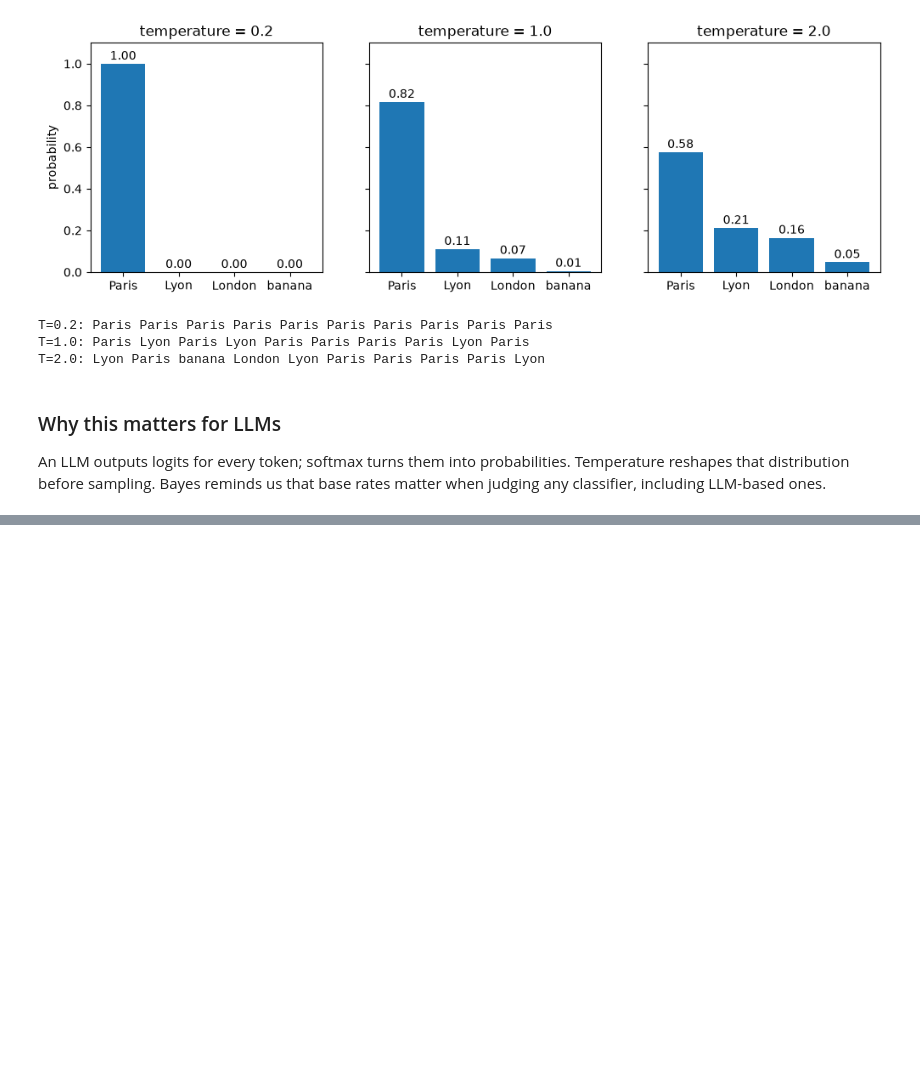
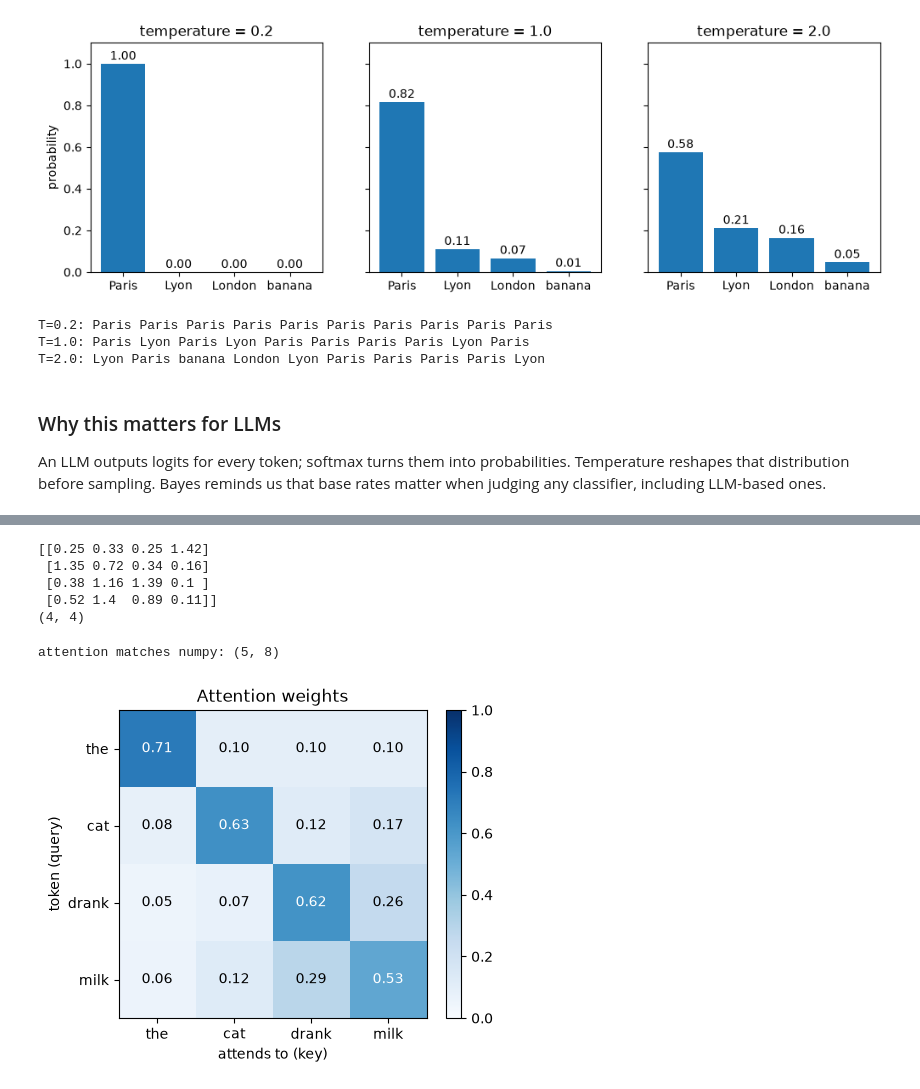
Before and after one commit to kardi06/math-for-llm, a Jupyter notebook: math-for-llm.ipynb, the cells around one changed output, grey strips where cells are left out. Saved outputs shown, nothing was run; the diff lists cells and outputs as text; code cells hidden in the pictures; blank space fills up the shorter version.

Commit message:
Add mini attention with heatmap and causal mask

```diff
--- a/math-for-llm.ipynb
+++ b/math-for-llm.ipynb
@@ -343,0 +347,10 @@ base rates matter when judging any classifier, including LLM-based ones.
+# %%
+tokens = ["the", "cat", "drank", "milk"]
+
+#              [animal, drink, action, grammar]
+X = np.array([[0.0,    0.0,   0.0,    2.0],   # the
+              [2.0,    0.4,   0.0,    0.0],   # cat
+              [0.2,    1.0,   2.0,    0.0],   # drank
+              [0.4,    2.0,   0.6,    0.0]])  # milk
+d = X.shape[1]
+print(X.shape)   # (4, 4) -> 4 token, masing-masing 4 dimensi
@@ -343,0 +359,9 @@ base rates matter when judging any classifier, including LLM-based ones.
+# %%
+W_q = np.eye(d)
+W_k = np.eye(d)
+W_v = np.eye(d)
+
+Q = matmul(X, W_q)
+K = matmul(X, W_k)
+V = matmul(X, W_v)
+print(Q.shape, K.shape, V.shape)   # (4, 4) (4, 4) (4, 4)
@@ -343,0 +370,3 @@ base rates matter when judging any classifier, including LLM-based ones.
+# %%
+scores = matmul(Q, K.T) / math.sqrt(d)
+print(scores.round(2))
@@ -343,0 +378,4 @@ base rates matter when judging any classifier, including LLM-based ones.
+# %%
+weights = np.array([softmax(row) for row in scores])
+print(weights.round(2))
+assert np.allclose(weights.sum(axis=1), 1)
@@ -343,0 +387,52 @@ base rates matter when judging any classifier, including LLM-based ones.
+# %%
+output = matmul(weights, V)
+print(output.round(2))
+print(output.shape)   # (4, 4)
+# %% [output]
+[[0.25 0.33 0.25 1.42]
+ [1.35 0.72 0.34 0.16]
+ [0.38 1.16 1.39 0.1 ]
+ [0.52 1.4  0.89 0.11]]
+(4, 4)
+# %%
+def attention(Q, K, V):
+    d = Q.shape[1]
+    scores = matmul(Q, K.T) / math.sqrt(d)
+    weights = np.array([softmax(row) for row in scores])
+    return matmul(weights, V), weights
+
+def attention_numpy(Q, K, V):
+    s = Q @ K.T / np.sqrt(Q.shape[1])
+    w = np.exp(s - s.max(axis=1, keepdims=True))
+    w = w / w.sum(axis=1, keepdims=True)
+    return w @ V
+
+rng = np.random.default_rng(0)
+Qr, Kr, Vr = rng.normal(size=(3, 5, 8))   # 5 token, 8 dimensi
+
+out, _ = attention(Qr, Kr, Vr)
+assert np.allclose(out, attention_numpy(Qr, Kr, Vr))
+print("attention matches numpy:", out.shape)   # (5, 8)
+# %% [output]
+attention matches numpy: (5, 8)
+# %%
+import os
+
+fig, ax = plt.subplots(figsize=(5, 4))
+im = ax.imshow(weights, cmap="Blues", vmin=0, vmax=1)
+ax.set_xticks(range(len(tokens)), tokens)
+ax.set_yticks(range(len(tokens)), tokens)
+ax.set_xlabel("attends to (key)")
+ax.set_ylabel("token (query)")
+ax.set_title("Attention weights")
+for i in range(len(tokens)):
+    for j in range(len(tokens)):
+        color = "white" if weights[i, j] > 0.5 else "black"
+        ax.text(j, i, f"{weights[i, j]:.2f}", ha="center", va="center", color=color)
+fig.colorbar(im)
+
+os.makedirs("images", exist_ok=True)
+fig.savefig("images/attention-heatmap.png", dpi=150, bbox_inches="tight")
+plt.show()
+# %% [output]
+[figure, added]
```
Also changed, not shown: parts of 7 cells of this notebook, 1 other file.
